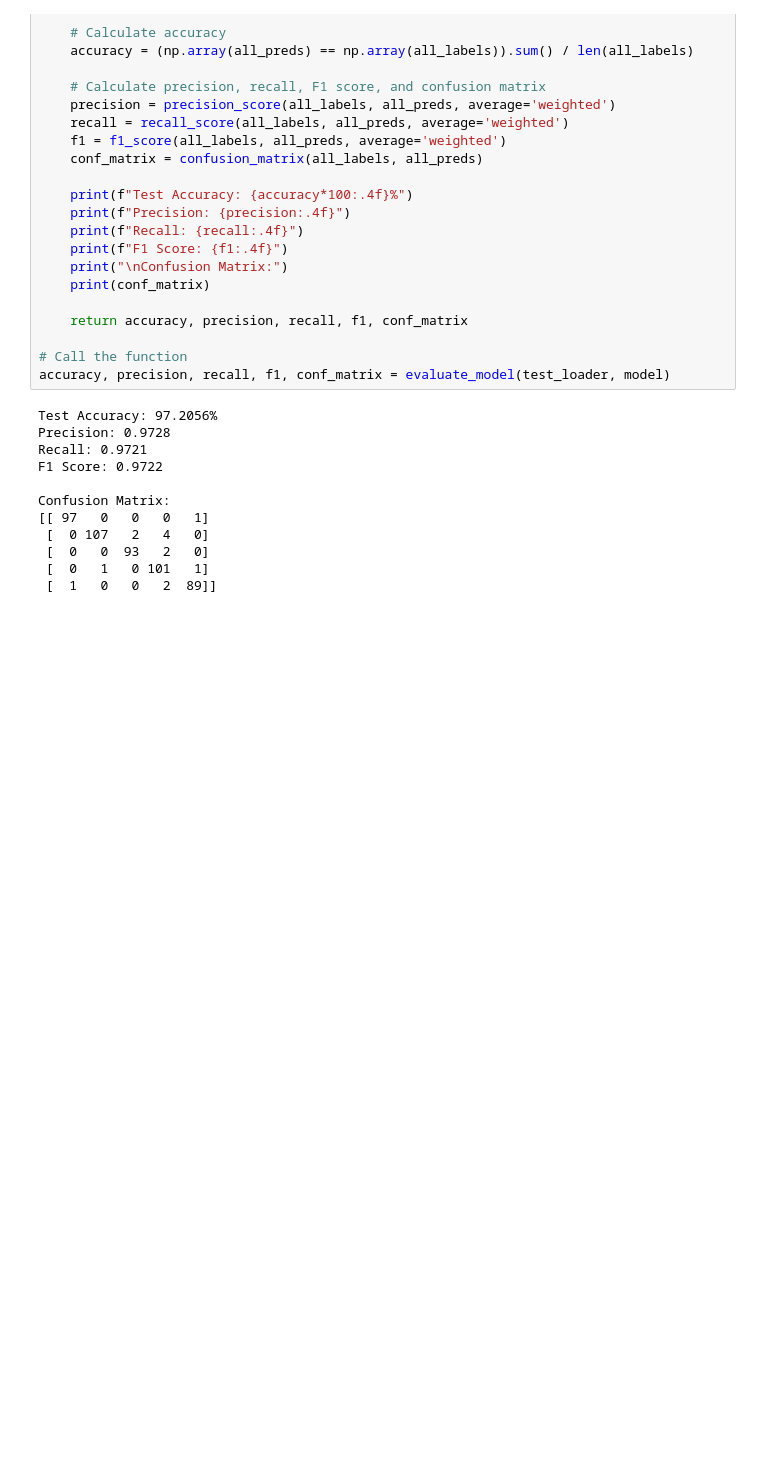
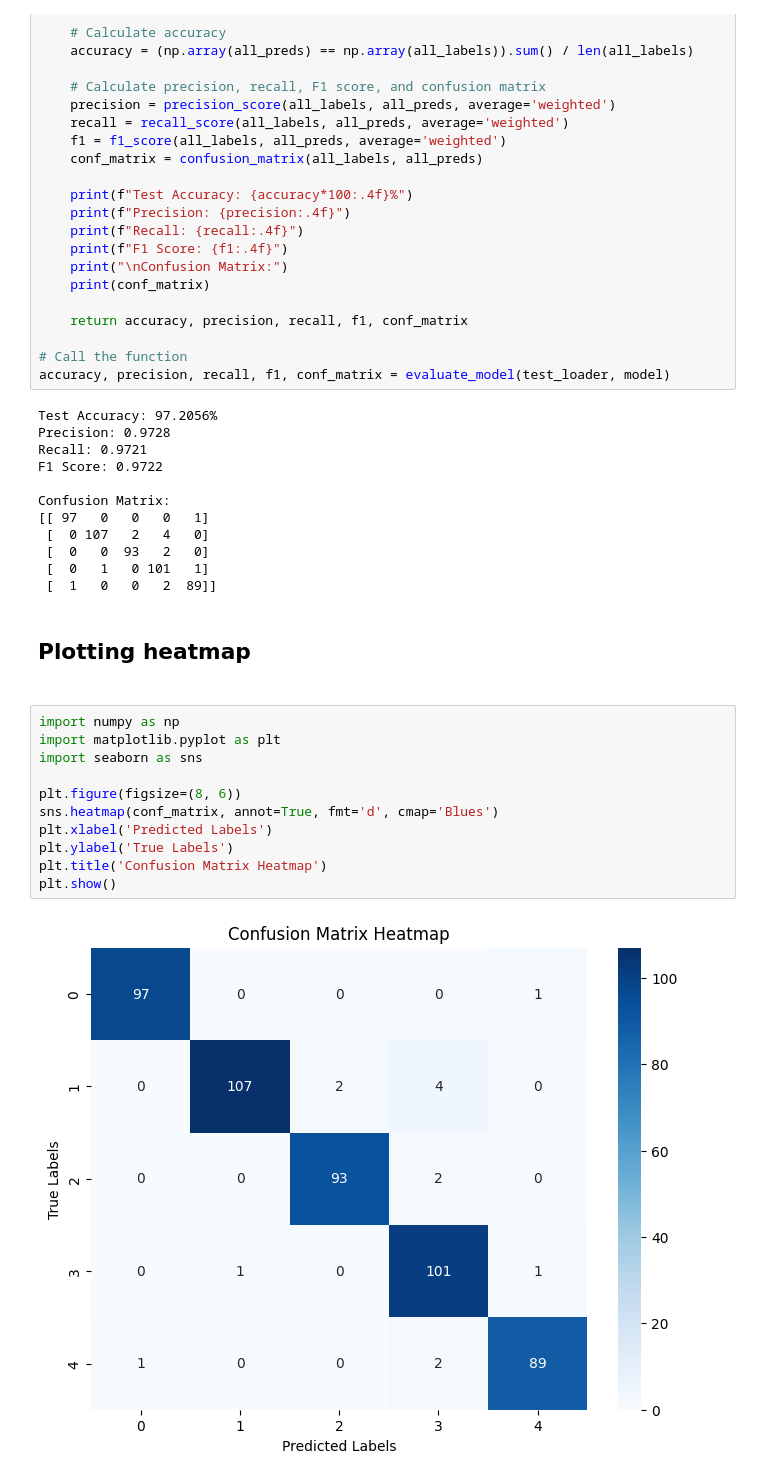
Before and after one commit to ha405/Urdu-News-Classification-with-ML, a Jupyter notebook: models/neural_network.ipynb, the cells around one changed output. Cells and saved outputs as stored; diff of their text form; blank space fills up the shorter version.

Commit message:
added heatmap

```diff
--- a/models/neural_network.ipynb
+++ b/models/neural_network.ipynb
@@ -246,3 +246,18 @@ Confusion Matrix:
  [  0   0  93   2   0]
  [  0   1   0 101   1]
  [  1   0   0   2  89]]
+# %% [markdown]
+<h2> Plotting heatmap <h2>
+# %%
+import numpy as np
+import matplotlib.pyplot as plt
+import seaborn as sns
+
+plt.figure(figsize=(8, 6))
+sns.heatmap(conf_matrix, annot=True, fmt='d', cmap='Blues')
+plt.xlabel('Predicted Labels')
+plt.ylabel('True Labels')
+plt.title('Confusion Matrix Heatmap')
+plt.show()
+# %% [output]
+[figure, added]
```
